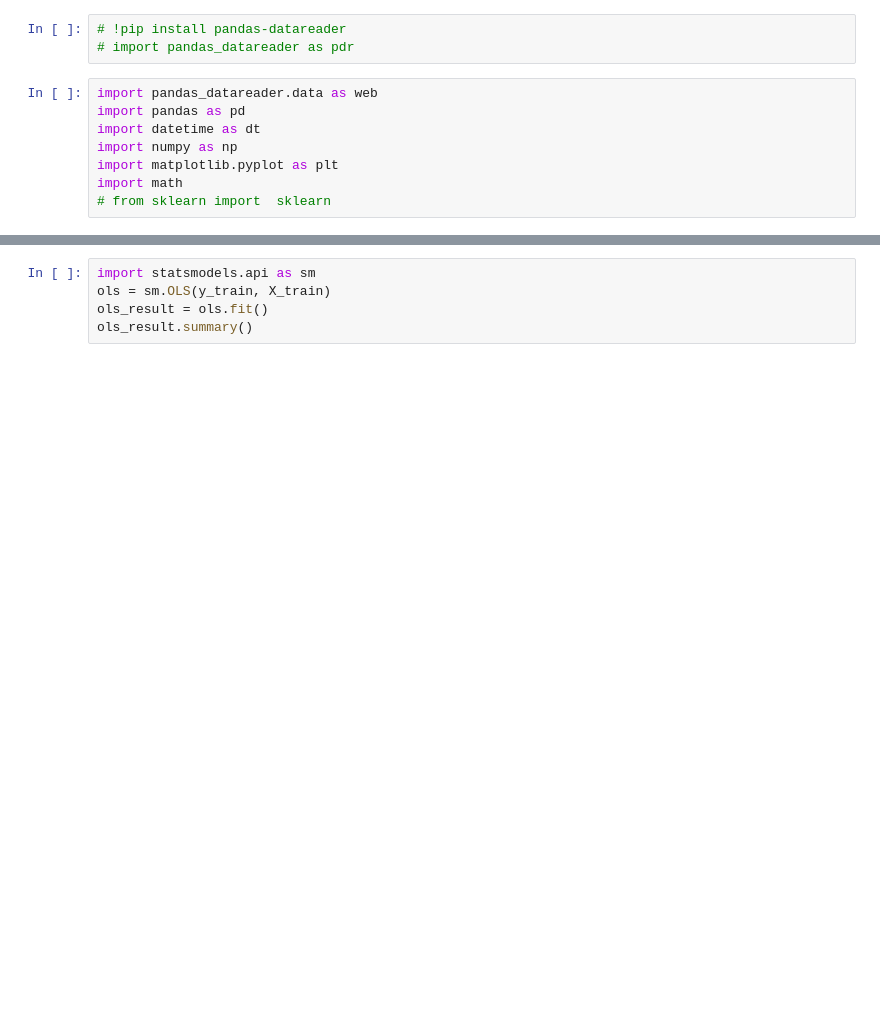
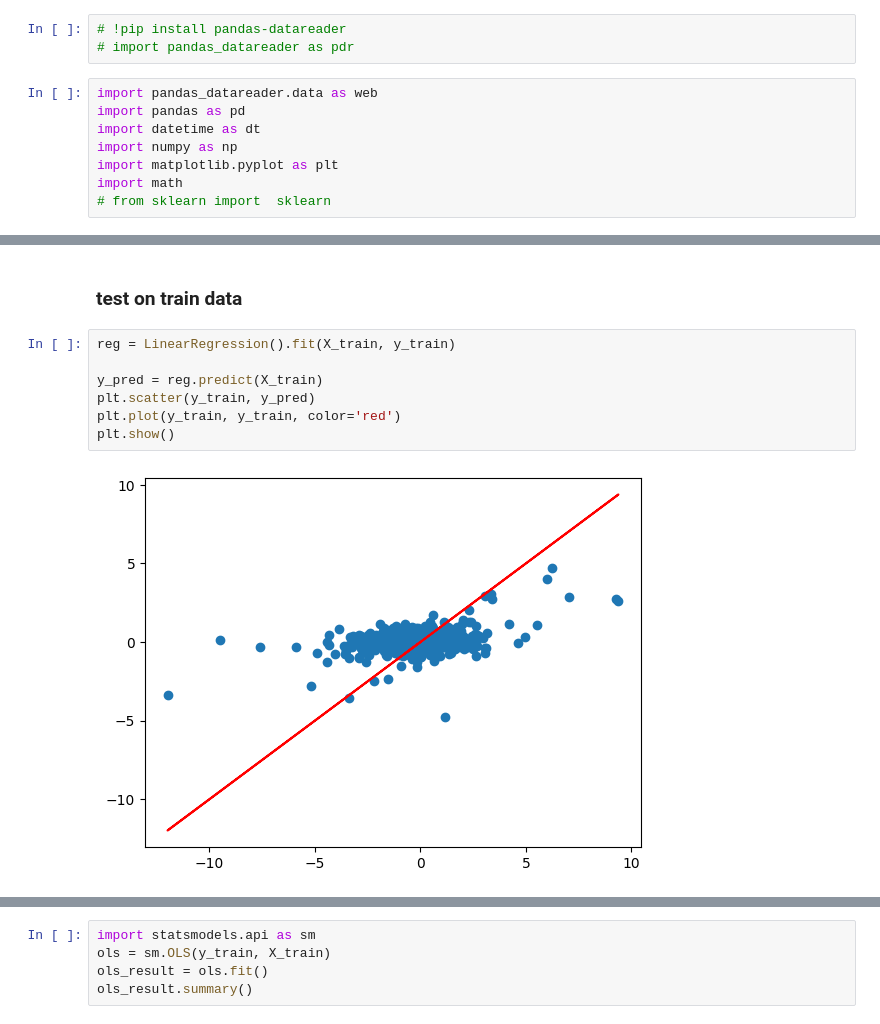
Before and after one commit to mirarj/financial-markets, a Jupyter notebook: daysback.ipynb, the cells around one changed output, grey strips where cells are left out. Cells and saved outputs as stored; diff of their text form; blank space fills up the shorter version.

```diff
--- a/daysback.ipynb
+++ b/daysback.ipynb
@@ -107,0 +100,11 @@ reg.score(X_test, y_test)
+# %% [markdown]
+### test on train data
+# %%
+reg = LinearRegression().fit(X_train, y_train)
+
+y_pred = reg.predict(X_train)
+plt.scatter(y_train, y_pred)
+plt.plot(y_train, y_train, color='red')
+plt.show()
+# %% [output]
+[figure, added]
```
Also changed, not shown: parts of 25 cells of this notebook.
